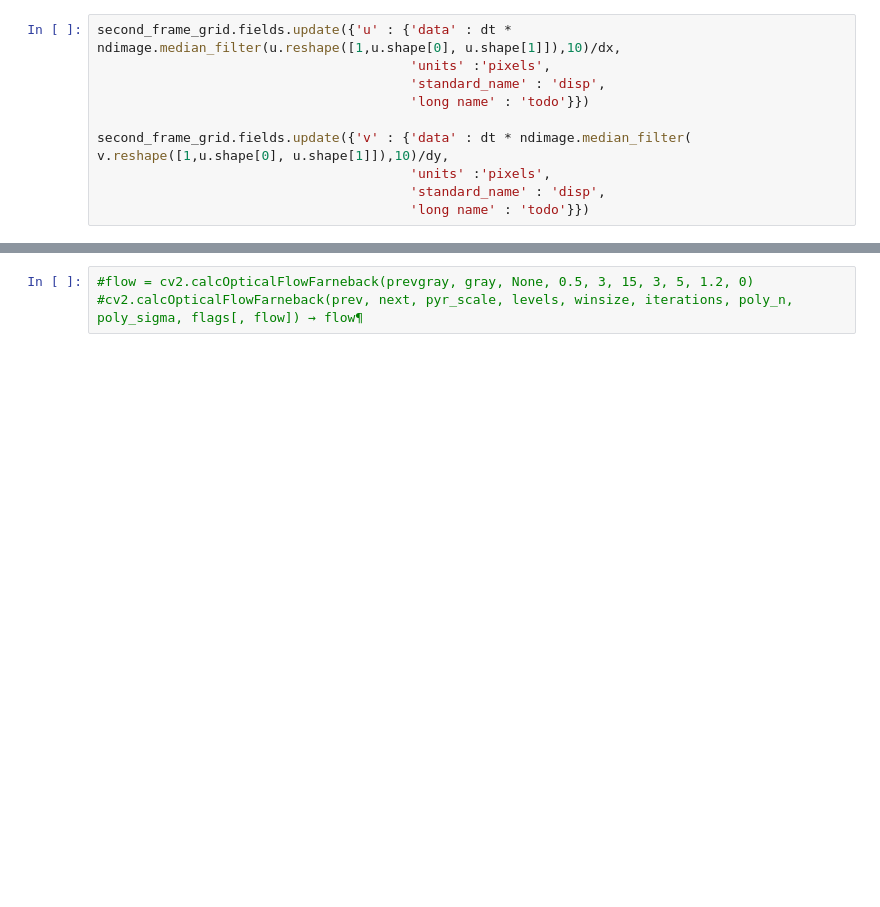
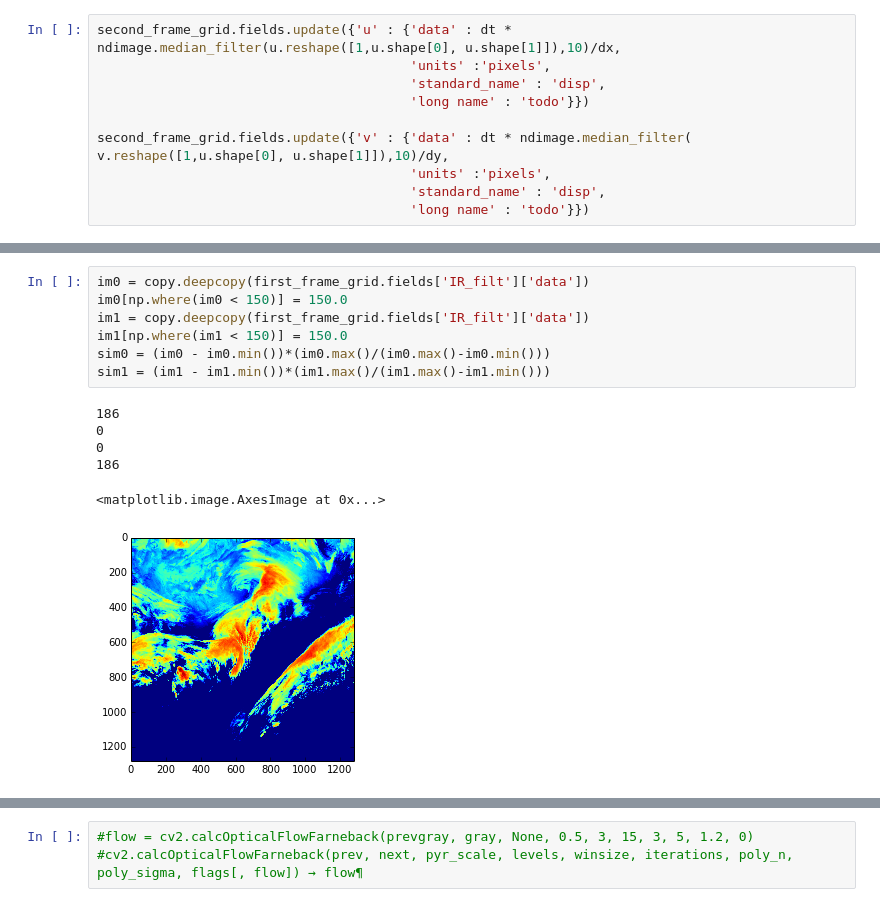
Before and after one commit to scollis/gini_tools, a Jupyter notebook: notebooks/Cloud motions.ipynb, the cells around one changed output, grey strips where cells are left out. Saved outputs shown, nothing was run; the diff lists cells and outputs as text; blank space fills up the shorter version.

```diff
--- a/notebooks/Cloud motions.ipynb
+++ b/notebooks/Cloud motions.ipynb
@@ -283,0 +343,14 @@ ValueError: too many values to unpack
+# %%
+im0 = copy.deepcopy(first_frame_grid.fields['IR_filt']['data'])
+im0[np.where(im0 < 150)] = 150.0
+im1 = copy.deepcopy(first_frame_grid.fields['IR_filt']['data'])
+im1[np.where(im1 < 150)] = 150.0
+sim0 = (im0 - im0.min())*(im0.max()/(im0.max()-im0.min()))
+sim1 = (im1 - im1.min())*(im1.max()/(im1.max()-im1.min()))
+# %% [output]
+186
+0
+0
+186
+<matplotlib.image.AxesImage at 0x...>
+[figure, added]
```
Also changed, not shown: parts of 13 cells of this notebook.
